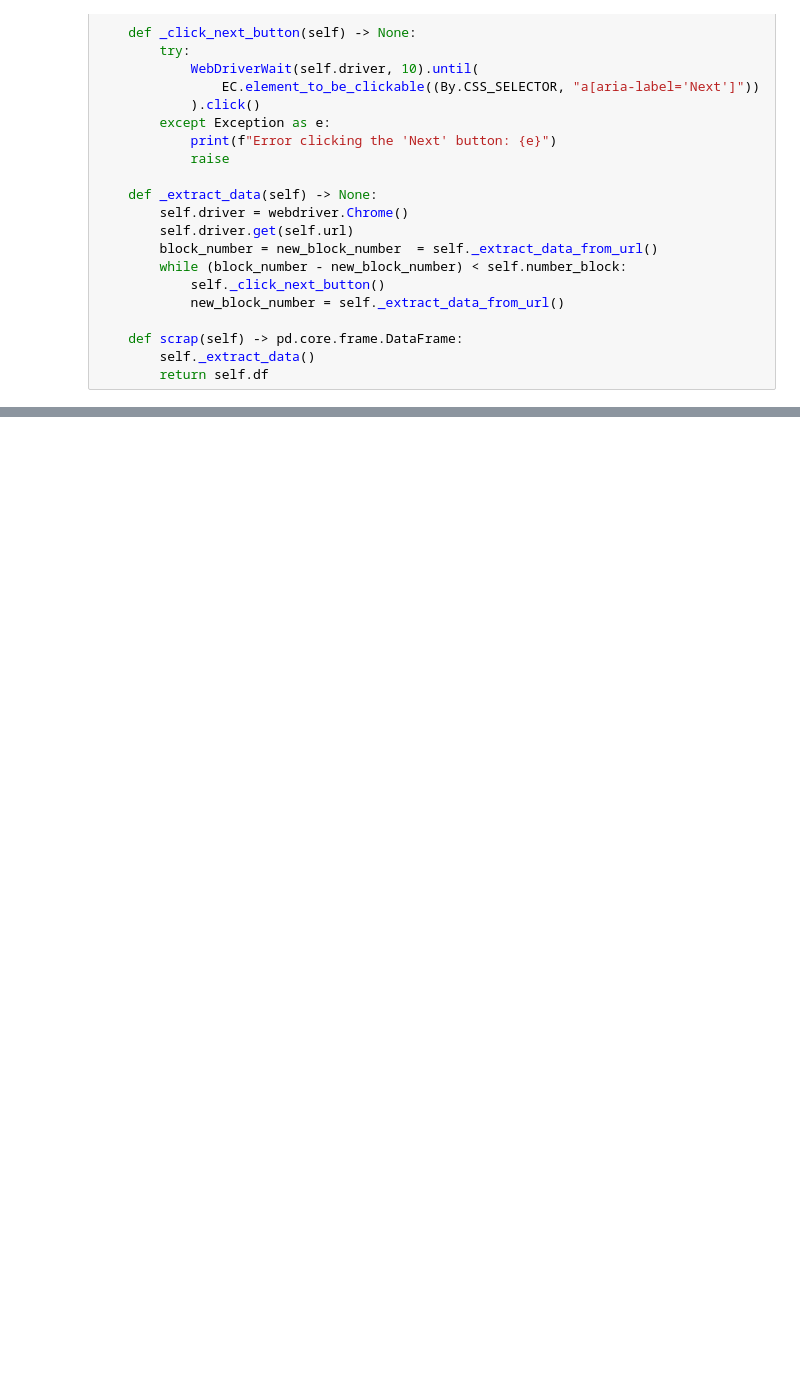
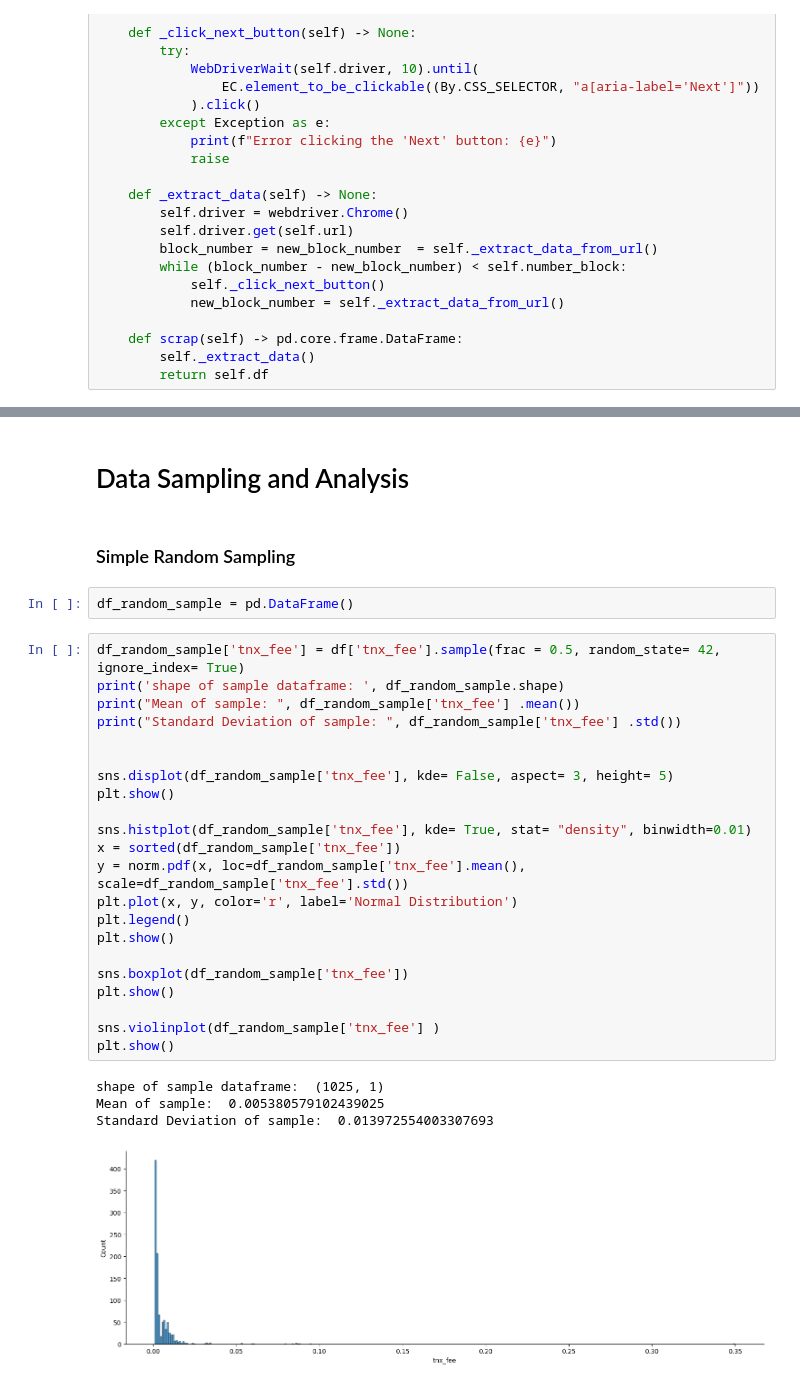
Before and after one commit to eslami200117/Data-Science, a Jupyter notebook: CA0/CA0.ipynb, the cells around one changed output, grey strips where cells are left out. Saved outputs shown, nothing was run; the diff lists cells and outputs as text; blank space fills up the shorter version.

Commit message:
added analysis, sampling, and answered questions

```diff
--- a/CA0/CA0.ipynb
+++ b/CA0/CA0.ipynb
@@ -142,0 +293,33 @@ df['tnx_fee'] = df['tnx_fee'].astype(float)
+# %% [markdown]
+# Data Sampling and Analysis
+# %% [markdown]
+### Simple Random Sampling
+# %%
+df_random_sample = pd.DataFrame()
+# %%
+df_random_sample['tnx_fee'] = df['tnx_fee'].sample(frac = 0.5, random_state= 42, ignore_index= True)
+print('shape of sample dataframe: ', df_random_sample.shape)
+print("Mean of sample: ", df_random_sample['tnx_fee'] .mean())
+print("Standard Deviation of sample: ", df_random_sample['tnx_fee'] .std())
+
+
+sns.displot(df_random_sample['tnx_fee'], kde= False, aspect= 3, height= 5)
+plt.show()
+
+sns.histplot(df_random_sample['tnx_fee'], kde= True, stat= "density", binwidth=0.01)
+x = sorted(df_random_sample['tnx_fee'])
+y = norm.pdf(x, loc=df_random_sample['tnx_fee'].mean(), scale=df_random_sample['tnx_fee'].std())
+plt.plot(x, y, color='r', label='Normal Distribution')
+plt.legend()
+plt.show()
+
+sns.boxplot(df_random_sample['tnx_fee'])
+plt.show()
+
+sns.violinplot(df_random_sample['tnx_fee'] )
+plt.show()
+# %% [output]
+shape of sample dataframe:  (1025, 1)
+Mean of sample:  0.005380579102439025
+Standard Deviation of sample:  0.013972554003307693
+[figure, added]
```
Also changed, not shown: parts of 41 cells of this notebook.
